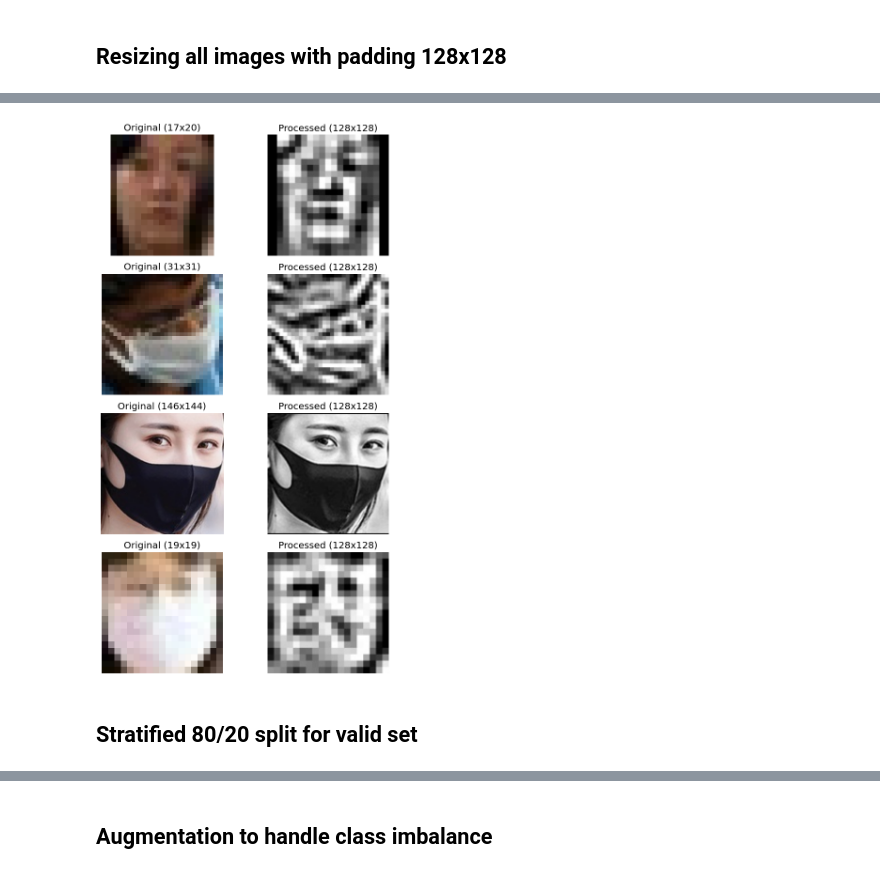
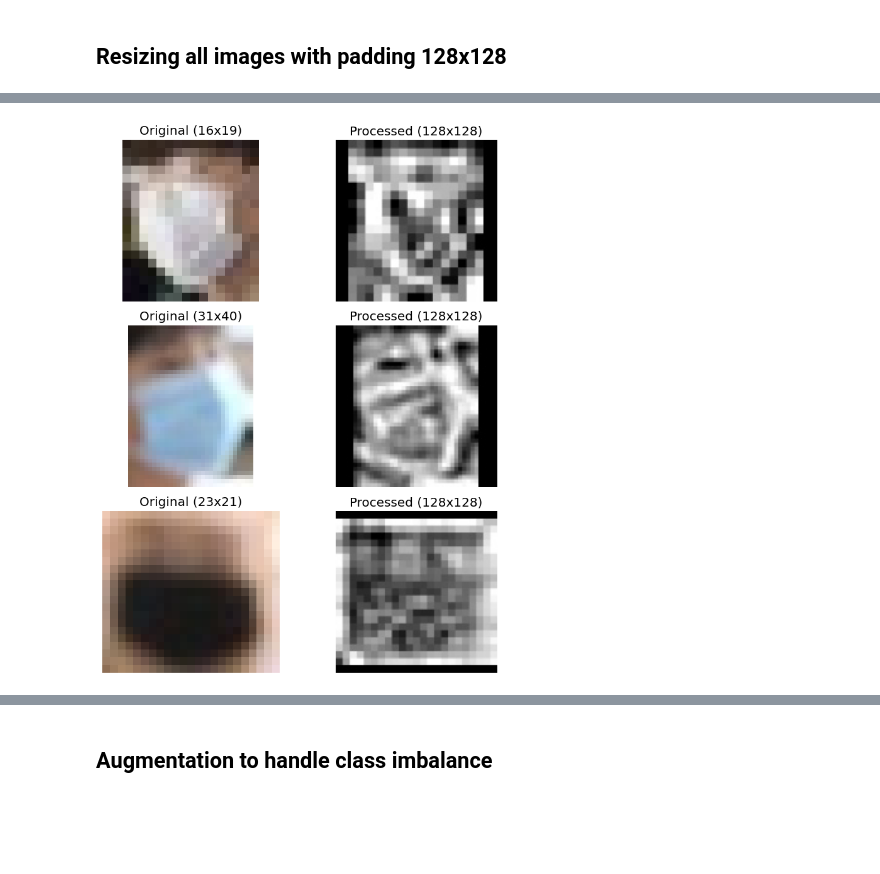
Before and after one commit to Rahim-Rahmatzada/MaskDetection, a Jupyter notebook: Notebooks/3.Preprocessing.ipynb, the cells around one changed output, grey strips where cells are left out. Saved outputs shown, nothing was run; the diff lists cells and outputs as text; code cells hidden in the pictures; blank space fills up the shorter version.

```diff
--- a/Notebooks/3.Preprocessing.ipynb
+++ b/Notebooks/3.Preprocessing.ipynb
@@ -320,8 +316,6 @@ def visualizeProcessedImages(original_path, processed_path, num_samples=3):
     plt.tight_layout()
     plt.show()
 # %%
-visualizeProcessedImages(str(trainImagePath), str(trainOutputPath), num_samples=4)
+visualizeProcessedImages(str(trainImagePath), str(enhancedTrainImagePath), num_samples=3)
 # %% [output]
-[figure, old version]
+[figure, new version]
-# %% [markdown]
-## Stratified 80/20 split for valid set
```
Also changed, not shown: parts of 14 cells of this notebook.
